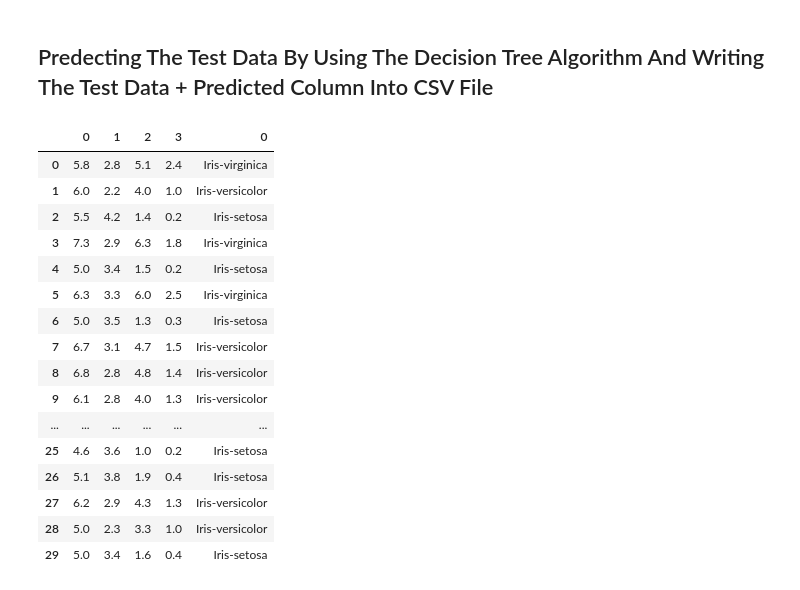
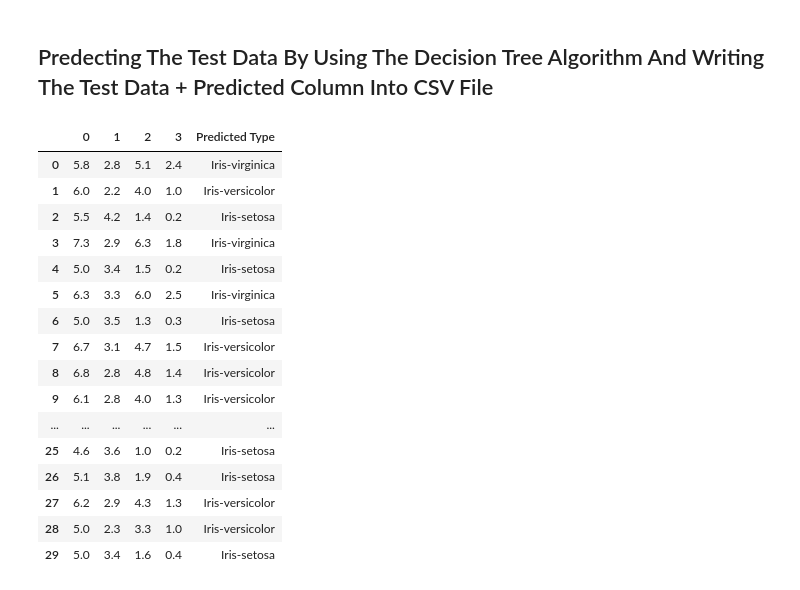
Before and after one commit to Prasanna-Mohanty/-IRIS-Dataset-Analysis-Using-Python, a Jupyter notebook: IRIS.ipynb, the cells around one changed output. Drawn from its saved outputs; the diff is of its cells as text; code cells hidden in the pictures.

```diff
--- a/IRIS.ipynb
+++ b/IRIS.ipynb
@@ -361,11 +381,12 @@ models.sort_values(by='Score', ascending=False)
 # %%
 df1 = pd.DataFrame(X_test)
 df2 = pd.DataFrame(y_pred)
+df2.columns = ['Predicted Type']
 submission = pd.concat([df1,df2],axis = 1)
 submission.to_csv('submission.csv', index=False)
 submission
 # %% [output]
-|  | 0 | 1 | 2 | 3 | 0 |
+|  | 0 | 1 | 2 | 3 | Predicted Type |
 | 0 | 5.8 | 2.8 | 5.1 | 2.4 | Iris-virginica |
 | 1 | 6.0 | 2.2 | 4.0 | 1.0 | Iris-versicolor |
 | 2 | 5.5 | 4.2 | 1.4 | 0.2 | Iris-setosa |
```
Also changed, not shown: parts of 2 cells of this notebook.
